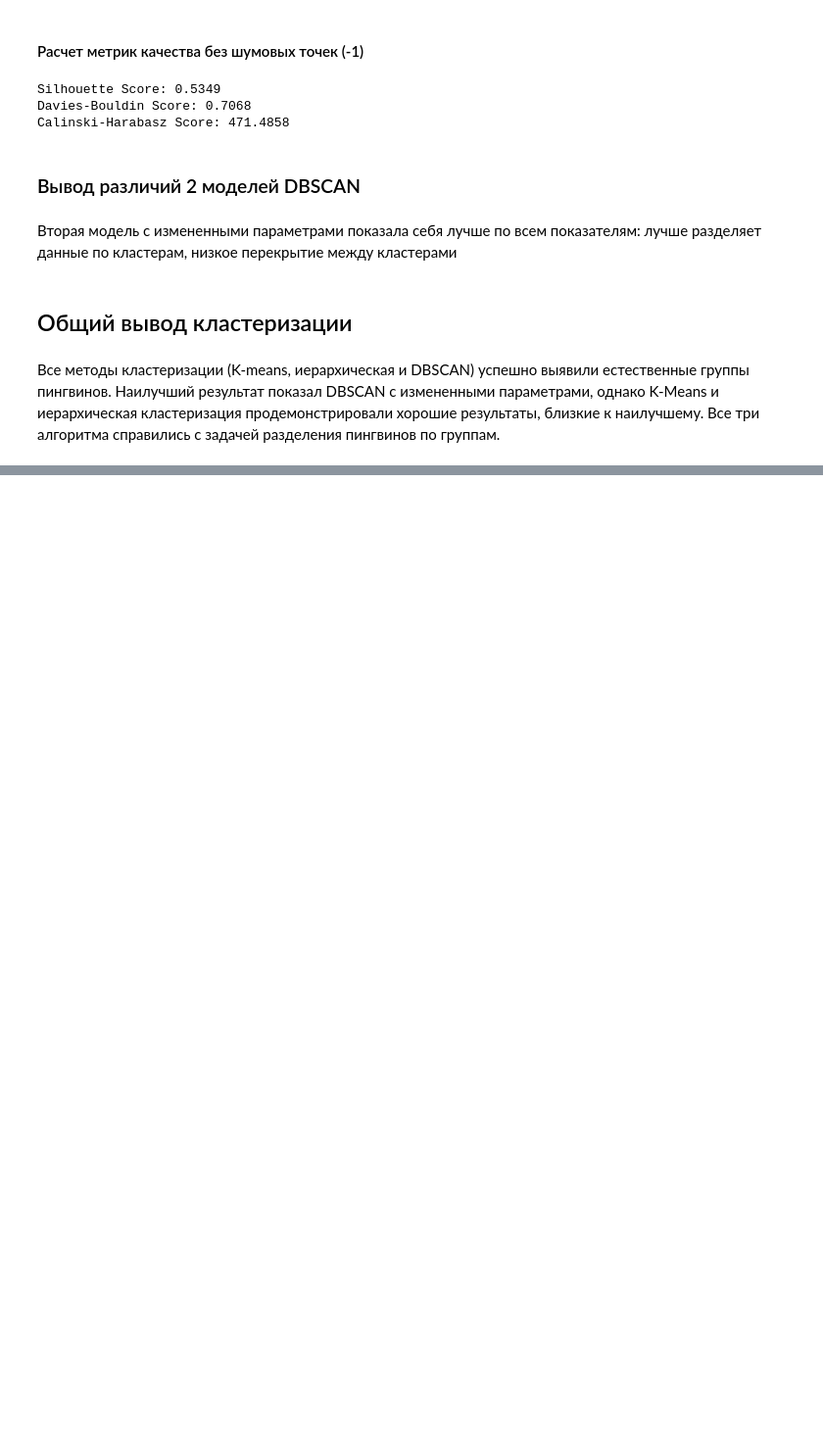
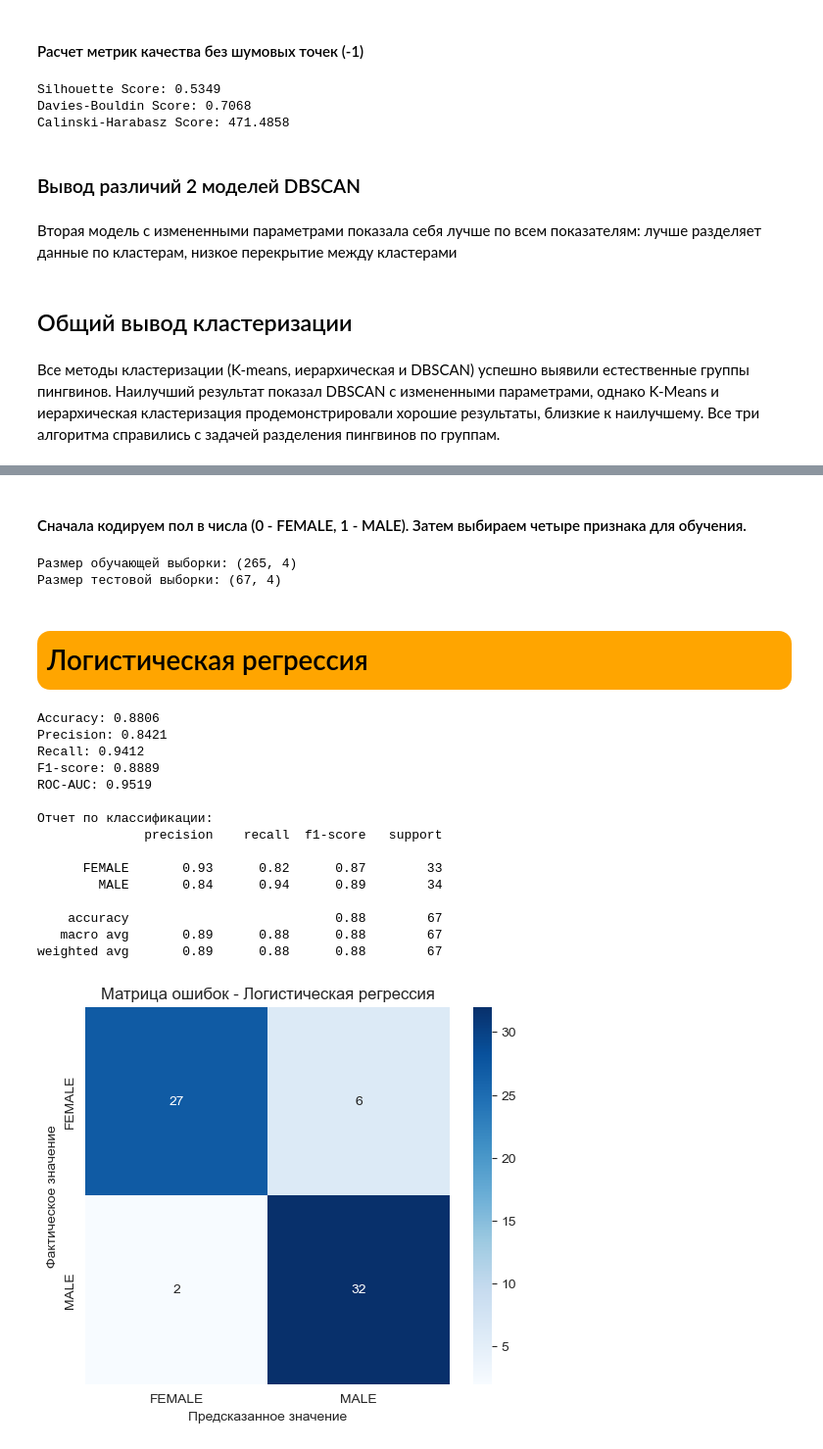
Before and after one commit to Arkturiuso/Pengu1n_team_Kirill-Timur_Corporation, a Jupyter notebook: penguins_classification.ipynb, the cells around one changed output, grey strips where cells are left out. Shown at 98% size. Drawn from its saved outputs; the diff is of its cells as text; code cells hidden in the pictures; blank space fills up the shorter version.

Commit message:
modified models based on best classification

```diff
--- a/penguins_classification.ipynb
+++ b/penguins_classification.ipynb
@@ -937,0 +978,2 @@ Calinski-Harabasz Score: 471.4858
+# %% [markdown]
+#### Сначала кодируем пол в числа (0 - FEMALE, 1 - MALE). Затем выбираем четыре признака для обучения.
@@ -937,0 +996,27 @@ Calinski-Harabasz Score: 471.4858
+# %%
+# Подготовка данных для обучения моделей
+
+# Кодируем целевую переменную (пол) в числовой формат
+label_encoder = LabelEncoder()
+y = label_encoder.fit_transform(df['sex'])
+
+# Выбираем признаки для обучения
+feature_columns = ['culmen_length_mm', 'culmen_depth_mm',
+                   'flipper_length_mm', 'body_mass_g']
+X = df[feature_columns]
+
+# Разделяем данные на обучающую и тестовую выборки
+X_train, X_test, y_train, y_test = train_test_split(
+    X, y, test_size=0.2, random_state=42, stratify=y
+)
+
+# Масштабируем признаки (стандартизация)
+scaler = StandardScaler()
+X_train_scaled = scaler.fit_transform(X_train)
+X_test_scaled = scaler.transform(X_test)
+
+print(f"Размер обучающей выборки: {X_train.shape}")
+print(f"Размер тестовой выборки: {X_test.shape}")
+# %% [output]
+Размер обучающей выборки: (265, 4)
+Размер тестовой выборки: (67, 4)
@@ -937,0 +1027,48 @@ Calinski-Harabasz Score: 471.4858
+# %% [markdown]
+<h1 style="background:orange;padding:10px;align:center;border-radius:13px;">Логистическая регрессия</h1>
+# %%
+log_reg = LogisticRegression(random_state=42, max_iter=1000)
+log_reg.fit(X_train_scaled, y_train)
+
+# Делаем предсказания на тестовой выборке
+y_pred_log_reg = log_reg.predict(X_test_scaled)
+y_pred_proba_log_reg = log_reg.predict_proba(X_test_scaled)[:, 1]
+
+# Оцениваем качество модели
+print(f"Accuracy: {accuracy_score(y_test, y_pred_log_reg):.4f}")
+print(f"Precision: {precision_score(y_test, y_pred_log_reg):.4f}")
+print(f"Recall: {recall_score(y_test, y_pred_log_reg):.4f}")
+print(f"F1-score: {f1_score(y_test, y_pred_log_reg):.4f}")
+print(f"ROC-AUC: {roc_auc_score(y_test, y_pred_proba_log_reg):.4f}")
+
+print("\nОтчет по классификации:")
+print(classification_report(y_test, y_pred_log_reg,
+                          target_names=['FEMALE', 'MALE']))
+
+# Матрица ошибок
+plt.figure(figsize=(6, 5))
+cm = confusion_matrix(y_test, y_pred_log_reg)
+sns.heatmap(cm, annot=True, fmt='d', cmap='Blues',
+            xticklabels=['FEMALE', 'MALE'],
+            yticklabels=['FEMALE', 'MALE'])
+plt.title('Матрица ошибок - Логистическая регрессия')
+plt.ylabel('Фактическое значение')
+plt.xlabel('Предсказанное значение')
+plt.show()
+# %% [output]
+Accuracy: 0.8806
+Precision: 0.8421
+Recall: 0.9412
+F1-score: 0.8889
+ROC-AUC: 0.9519
+
+Отчет по классификации:
+              precision    recall  f1-score   support
+
+      FEMALE       0.93      0.82      0.87        33
+        MALE       0.84      0.94      0.89        34
+
+    accuracy                           0.88        67
+   macro avg       0.89      0.88      0.88        67
+weighted avg       0.89      0.88      0.88        67
+[figure, added]
```
Also changed, not shown: parts of 28 cells of this notebook.
